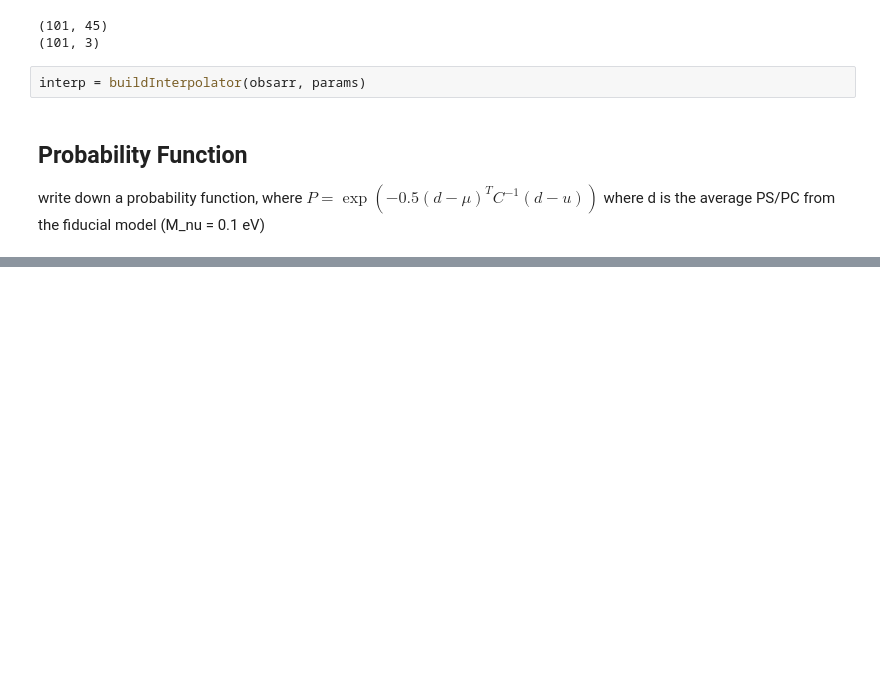
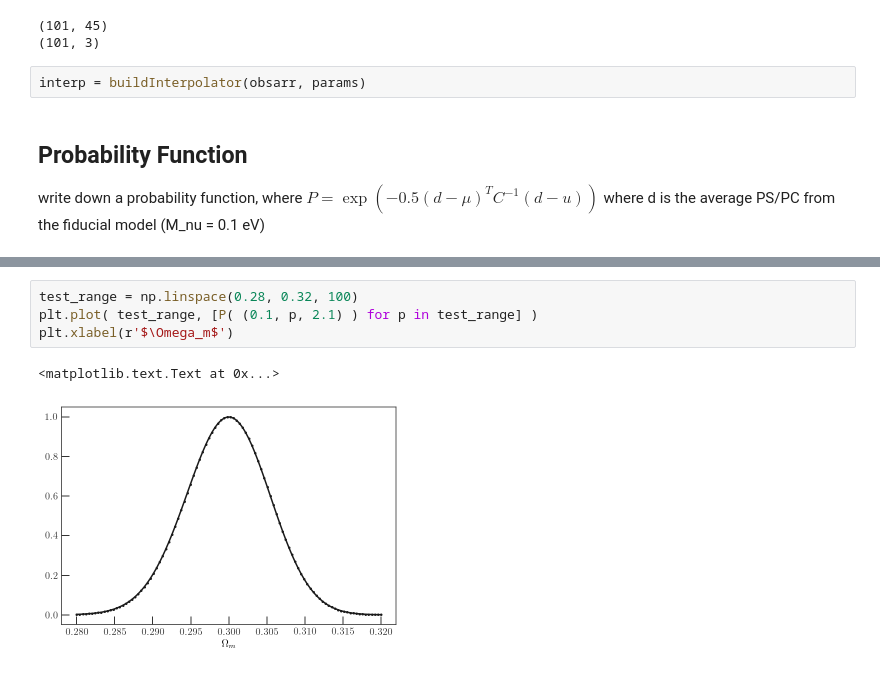
Before and after one commit to xzackli/neutrino_mpk, a Jupyter notebook: forecast.ipynb, the cells around one changed output, grey strips where cells are left out. Cells and saved outputs as stored; diff of their text form; blank space fills up the shorter version.

```diff
--- a/forecast.ipynb
+++ b/forecast.ipynb
@@ -187,0 +183,7 @@ plt.ylabel(r'$\Omega_m$');
+# %%
+test_range = np.linspace(0.28, 0.32, 100)
+plt.plot( test_range, [P( (0.1, p, 2.1) ) for p in test_range] )
+plt.xlabel(r'$\Omega_m$')
+# %% [output]
+<matplotlib.text.Text at 0x...>
+[figure, added]
```
Also changed, not shown: parts of 21 cells of this notebook.
